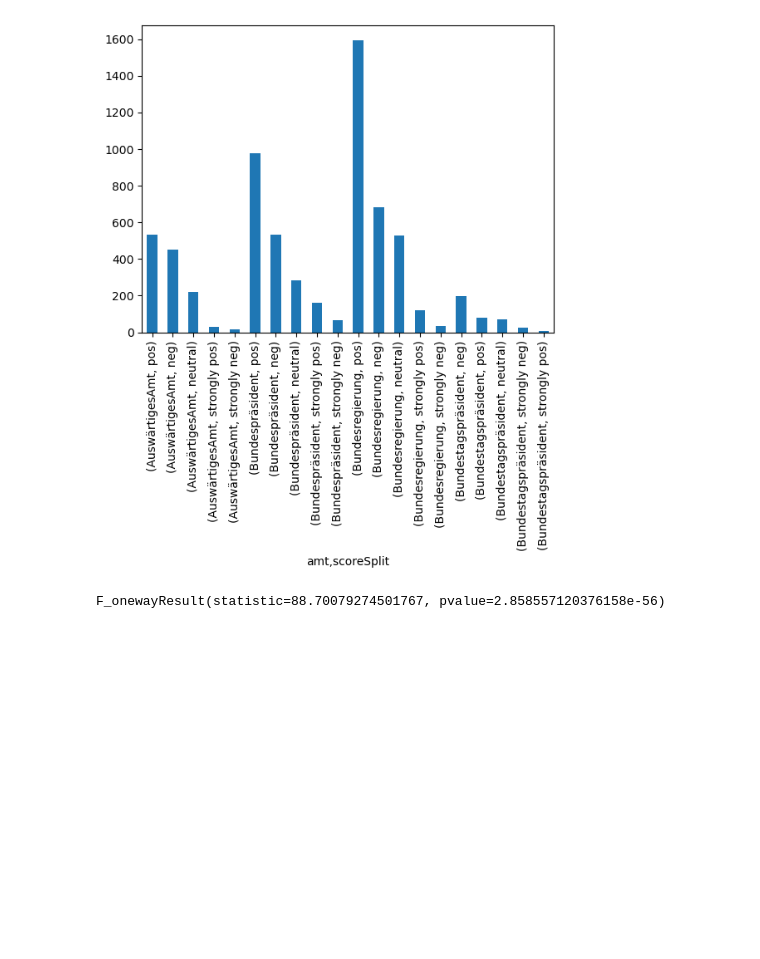
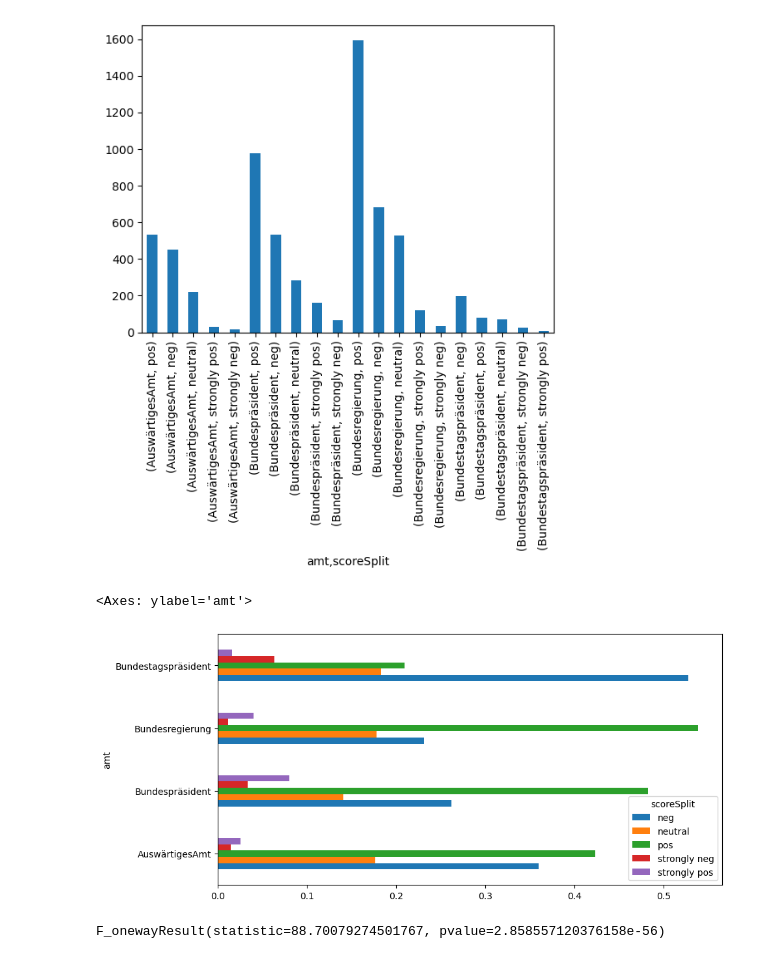
Before and after one commit to Data-Science-for-Linguists-2024/German-Political-Speeches-Sentiment-Analysis, a Jupyter notebook: GPS_Sentiment_Analysis.ipynb, the cells around one changed output. Cells and saved outputs as stored; diff of their text form; code cells hidden in the pictures; blank space fills up the shorter version.

```diff
--- a/GPS_Sentiment_Analysis.ipynb
+++ b/GPS_Sentiment_Analysis.ipynb
@@ -776,6 +798,11 @@ subgroups.plot.bar()
 plt.show()
 # %% [output]
 [figure]
+# %%
+speeches.groupby('amt').scoreSplit.value_counts(normalize=True).unstack().plot.barh(figsize=(10,5))
+# %% [output]
+<Axes: ylabel='amt'>
+[figure, added]
 # %%
 aAmt = speeches[speeches.amt == 'AuswärtigesAmt'].sentimentScore
 bPres = speeches[speeches.amt == 'Bundespräsident'].sentimentScore
```
Also changed, not shown: parts of 23 cells of this notebook.
